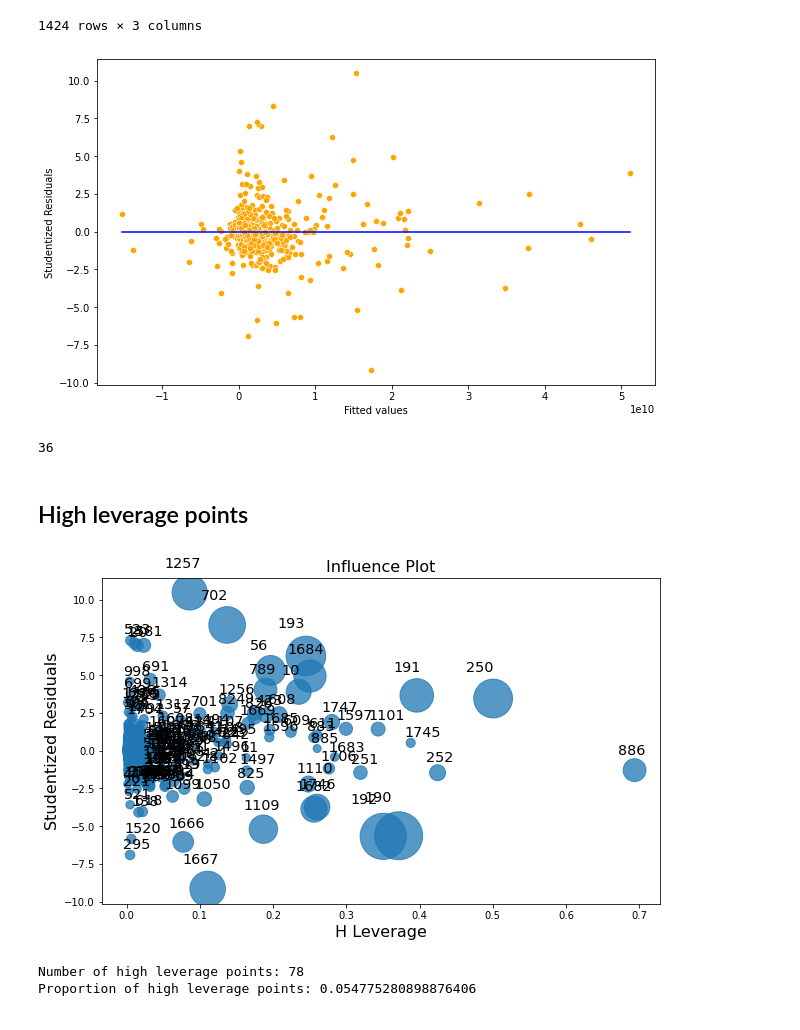
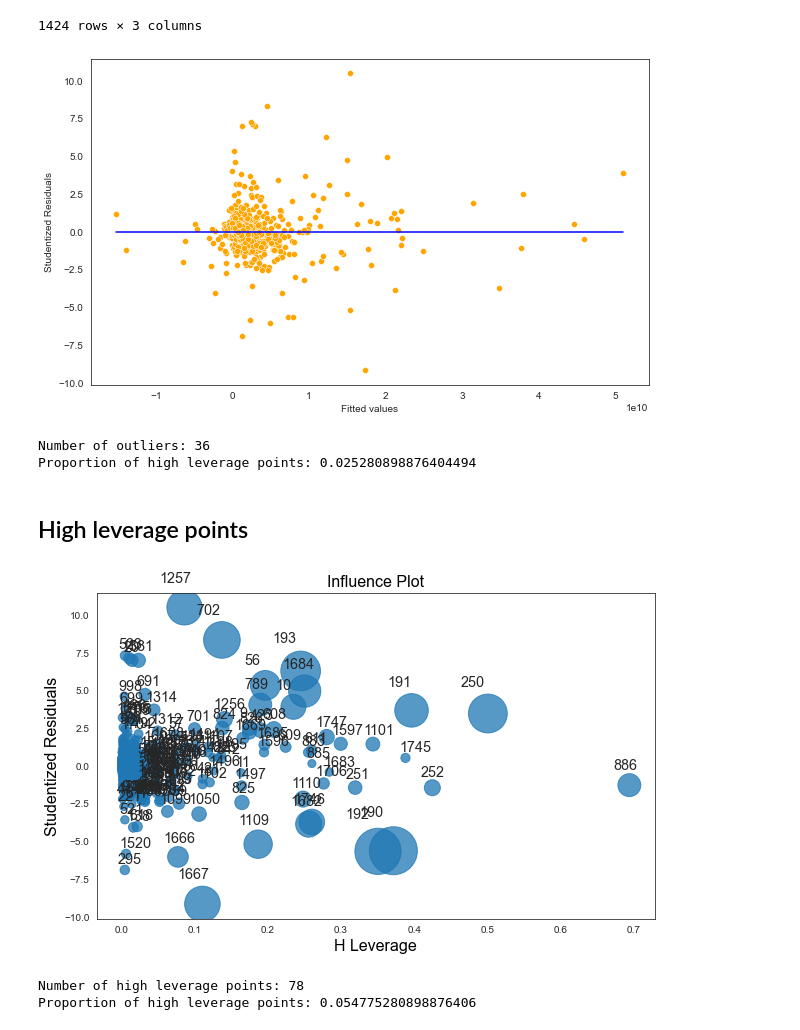
Before and after one commit to sarahhsu1301/STAT-303-2, a Jupyter notebook: CV modeling.ipynb, the cells around one changed output. Cells and saved outputs as stored; diff of their text form; code cells hidden in the pictures.

```diff
--- a/CV modeling.ipynb
+++ b/CV modeling.ipynb
@@ -152,6 +152,7 @@ top_20_train.head()
 | 778 | -30300000.0 | -72400000.0 | 5.559900e+09 | 2.800000e+06 | 1.272300e+09 | ... |
 5 rows × 21 columns
 # %%
+sns.set_style("white")
 sns.histplot(top_20_train.net_income, kde = True)
 # %% [output]
 <AxesSubplot:xlabel='net_income', ylabel='Count'>
@@ -252,17 +268,19 @@ outliers
 | 595 | 0.463121 | 0.643350 | 1.0 |
 1424 rows × 3 columns
 # %%
-plt.rcParams['figure.figsize'] = (10,6)
+fig, ax = plt.subplots(figsize=(10, 6))
 sns.scatterplot(x = (mod1.fittedvalues), y = (outliers.student_resid), color = 'orange');
 sns.lineplot(x = [mod1.fittedvalues.min(), mod1.fittedvalues.max()],y = [0,0],color = 'blue');
 plt.xlabel('Fitted values');
 plt.ylabel('Studentized Residuals');
 # %% [output]
-[figure, old version]
+[figure, new version]
-# %%
-np.sum((np.abs(outliers.student_resid) > 3))
-# %% [output]
-36
+# %%
+print('Number of outliers:',np.sum((np.abs(outliers.student_resid) > 3)))
+print('Proportion of high leverage points:',np.sum((np.abs(outliers.student_resid) > 3))/mod1.nobs)
+# %% [output]
+Number of outliers: 36
+Proportion of high leverage points: 0.025280898876404494
 # %% [markdown]
 ## High leverage points
 # %%
@@ -272,7 +290,7 @@ leverage = influence.hat_matrix_diag
 plt.rcParams['figure.figsize'] = (10,6);
 sm.graphics.influence_plot(mod1);
 # %% [output]
-[figure, old version]
+[figure, new version]
 # %%
 avg_leverage = (mod1.df_model+1)/mod1.nobs
 high_leverage = 4*avg_leverage
```
Also changed, not shown: parts of 37 cells of this notebook.
